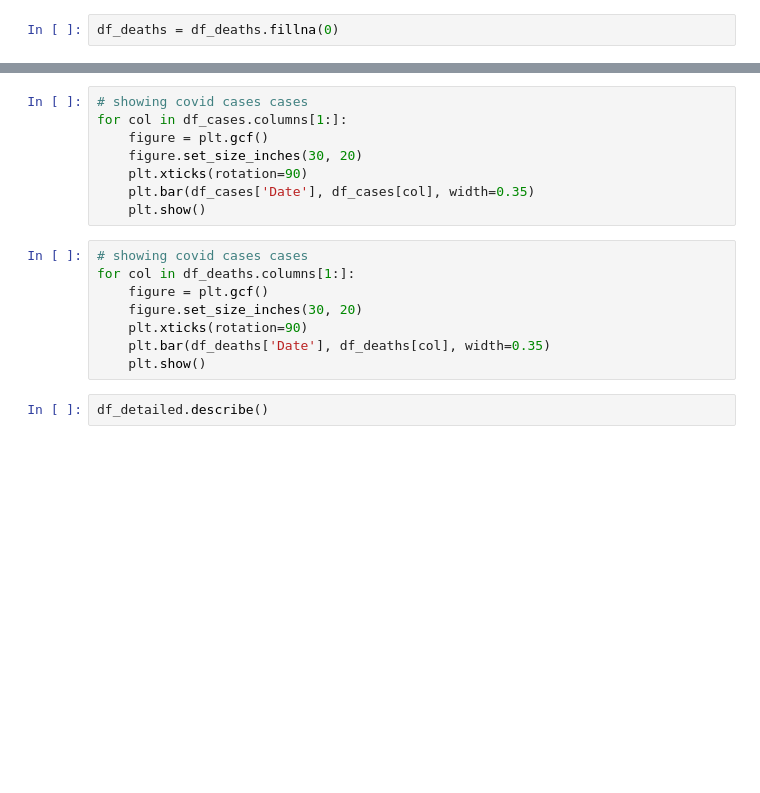
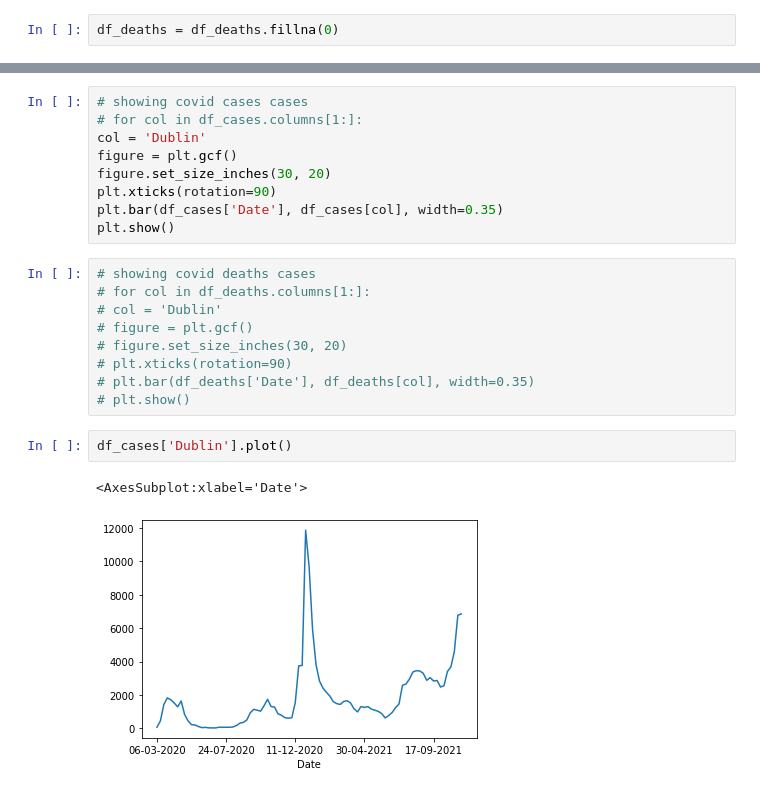
Before and after one commit to pratush07/Covid-Outbreak, a Jupyter notebook: CovidAnalysis.ipynb, the cells around one changed output, grey strips where cells are left out. Saved outputs shown, nothing was run; the diff lists cells and outputs as text; blank space fills up the shorter version.

```diff
--- a/CovidAnalysis.ipynb
+++ b/CovidAnalysis.ipynb
@@ -25,18 +52,23 @@ df_deaths.describe()
 # %%
 # showing covid cases cases
-for col in df_cases.columns[1:]:
-    figure = plt.gcf()
-    figure.set_size_inches(30, 20)
-    plt.xticks(rotation=90)
-    plt.bar(df_cases['Date'], df_cases[col], width=0.35)
-    plt.show()
+# for col in df_cases.columns[1:]:
+col = 'Dublin'
+figure = plt.gcf()
+figure.set_size_inches(30, 20)
+plt.xticks(rotation=90)
+plt.bar(df_cases['Date'], df_cases[col], width=0.35)
+plt.show()
 # %%
-# showing covid cases cases
-for col in df_deaths.columns[1:]:
-    figure = plt.gcf()
-    figure.set_size_inches(30, 20)
-    plt.xticks(rotation=90)
-    plt.bar(df_deaths['Date'], df_deaths[col], width=0.35)
-    plt.show()
+# showing covid deaths cases
+# for col in df_deaths.columns[1:]:
+# col = 'Dublin'
+# figure = plt.gcf()
+# figure.set_size_inches(30, 20)
+# plt.xticks(rotation=90)
+# plt.bar(df_deaths['Date'], df_deaths[col], width=0.35)
+# plt.show()
-# %%
-df_detailed.describe()
+# %%
+df_cases['Dublin'].plot()
+# %% [output]
+<AxesSubplot:xlabel='Date'>
+[figure, added]
```
Also changed, not shown: parts of 7 cells of this notebook.
